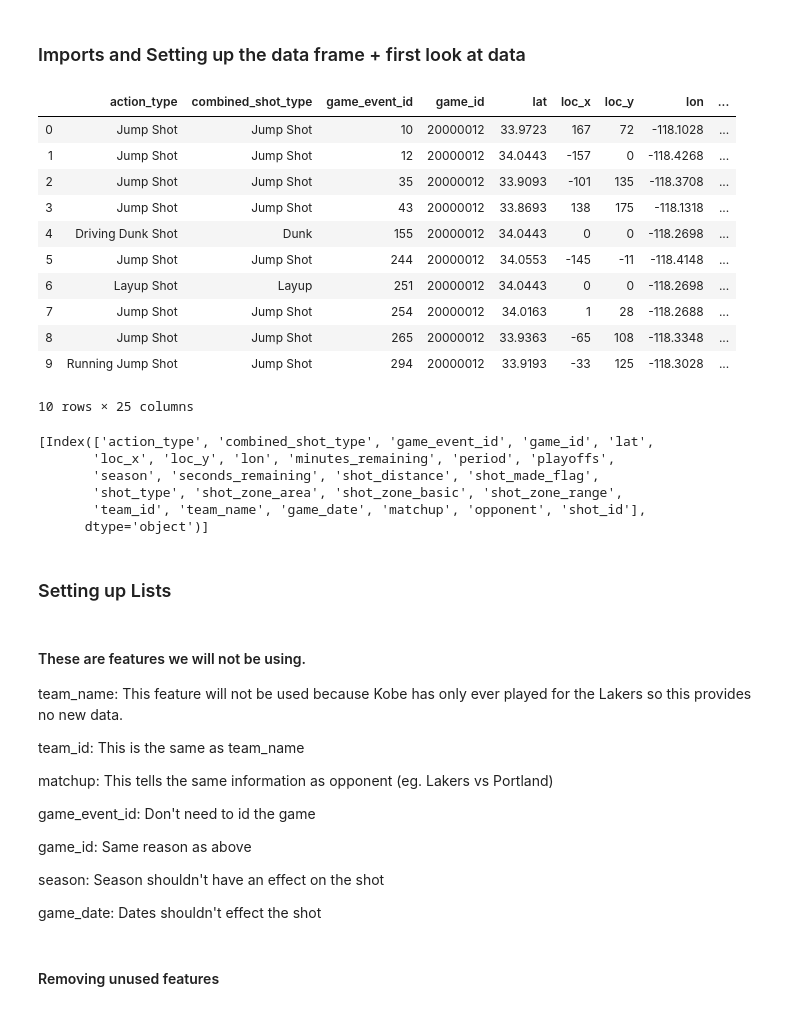
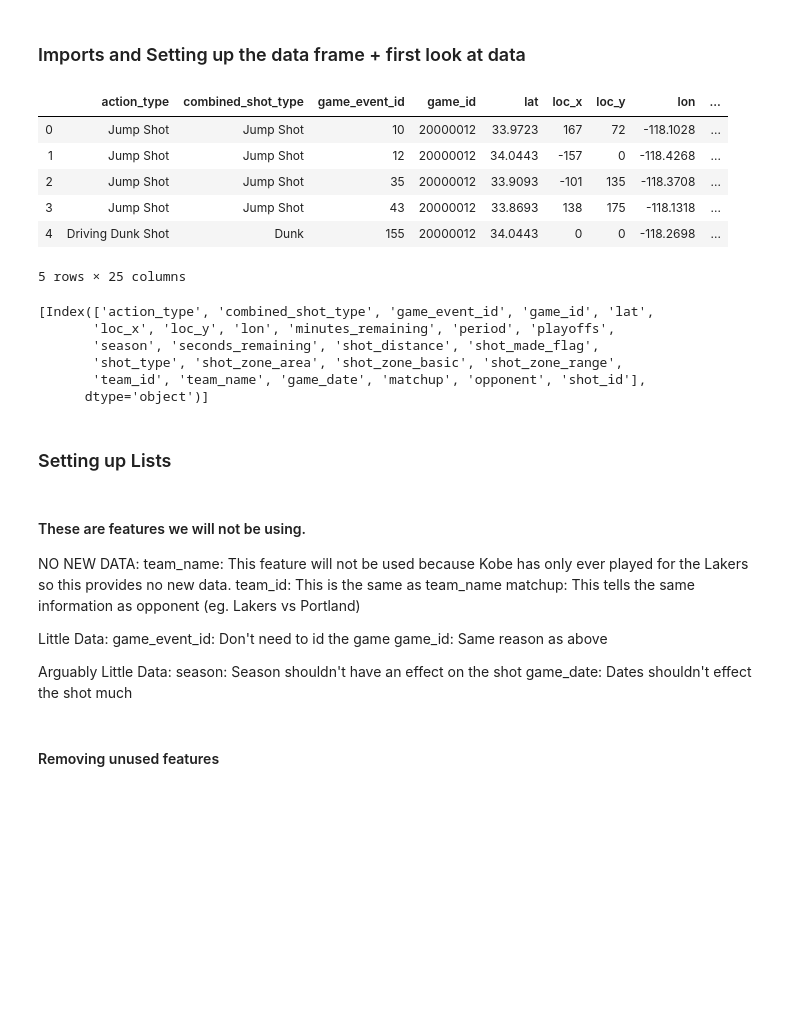
Before and after one commit to johntahod/KobeBryant_ShotSelection, a Jupyter notebook: KobeBryant_DataSci.ipynb, the cells around one changed output. Drawn from its saved outputs; the diff is of its cells as text; code cells hidden in the pictures; blank space fills up the shorter version.

```diff
--- a/KobeBryant_DataSci.ipynb
+++ b/KobeBryant_DataSci.ipynb
@@ -17,25 +17,20 @@
 # %%
 import numpy as np
 import pandas as pd
 
 kobe_data = pd.read_csv('data.csv')
-display(kobe_data.head(10))
+display(kobe_data.head(5))
 
 full_features = [kobe_data.columns]
 print(full_features)
 # %% [output]
 |  | action_type | combined_shot_type | game_event_id | game_id | lat | loc_x | loc_y | lon | ... |
 | 0 | Jump Shot | Jump Shot | 10 | 20000012 | 33.9723 | 167 | 72 | -118.1028 | ... |
 | 1 | Jump Shot | Jump Shot | 12 | 20000012 | 34.0443 | -157 | 0 | -118.4268 | ... |
 | 2 | Jump Shot | Jump Shot | 35 | 20000012 | 33.9093 | -101 | 135 | -118.3708 | ... |
 | 3 | Jump Shot | Jump Shot | 43 | 20000012 | 33.8693 | 138 | 175 | -118.1318 | ... |
 | 4 | Driving Dunk Shot | Dunk | 155 | 20000012 | 34.0443 | 0 | 0 | -118.2698 | ... |
-| 5 | Jump Shot | Jump Shot | 244 | 20000012 | 34.0553 | -145 | -11 | -118.4148 | ... |
-| 6 | Layup Shot | Layup | 251 | 20000012 | 34.0443 | 0 | 0 | -118.2698 | ... |
-| 7 | Jump Shot | Jump Shot | 254 | 20000012 | 34.0163 | 1 | 28 | -118.2688 | ... |
-| 8 | Jump Shot | Jump Shot | 265 | 20000012 | 33.9363 | -65 | 108 | -118.3348 | ... |
-| 9 | Running Jump Shot | Jump Shot | 294 | 20000012 | 33.9193 | -33 | 125 | -118.3028 | ... |
-10 rows × 25 columns
+5 rows × 25 columns
 [Index(['action_type', 'combined_shot_type', 'game_event_id', 'game_id', 'lat',
        'loc_x', 'loc_y', 'lon', 'minutes_remaining', 'period', 'playoffs',
        'season', 'seconds_remaining', 'shot_distance', 'shot_made_flag',
@@ -49,19 +44,18 @@ print(full_features)
 target = ['shot_made_flag']
 # %% [markdown]
 #### These are features we will not be using.
+NO NEW DATA:
 team_name: This feature will not be used because Kobe has only ever played for the Lakers so this provides no new data.
-
 team_id: This is the same as team_name
-
 matchup: This tells the same information as opponent (eg. Lakers vs Portland)
 
+Little Data:
 game_event_id: Don't need to id the game
-
 game_id: Same reason as above
 
+Arguably Little Data:
 season: Season shouldn't have an effect on the shot
-
-game_date: Dates shouldn't effect the shot
+game_date: Dates shouldn't effect the shot much
 # %%
 # Features that we will not be using.
 unused_features = ['team_name', 'team_id', 'matchup', 'game_event_id', 'game_id', 'season', 'game_date']
```
Also changed, not shown: parts of 39 cells of this notebook, 2 other files.
